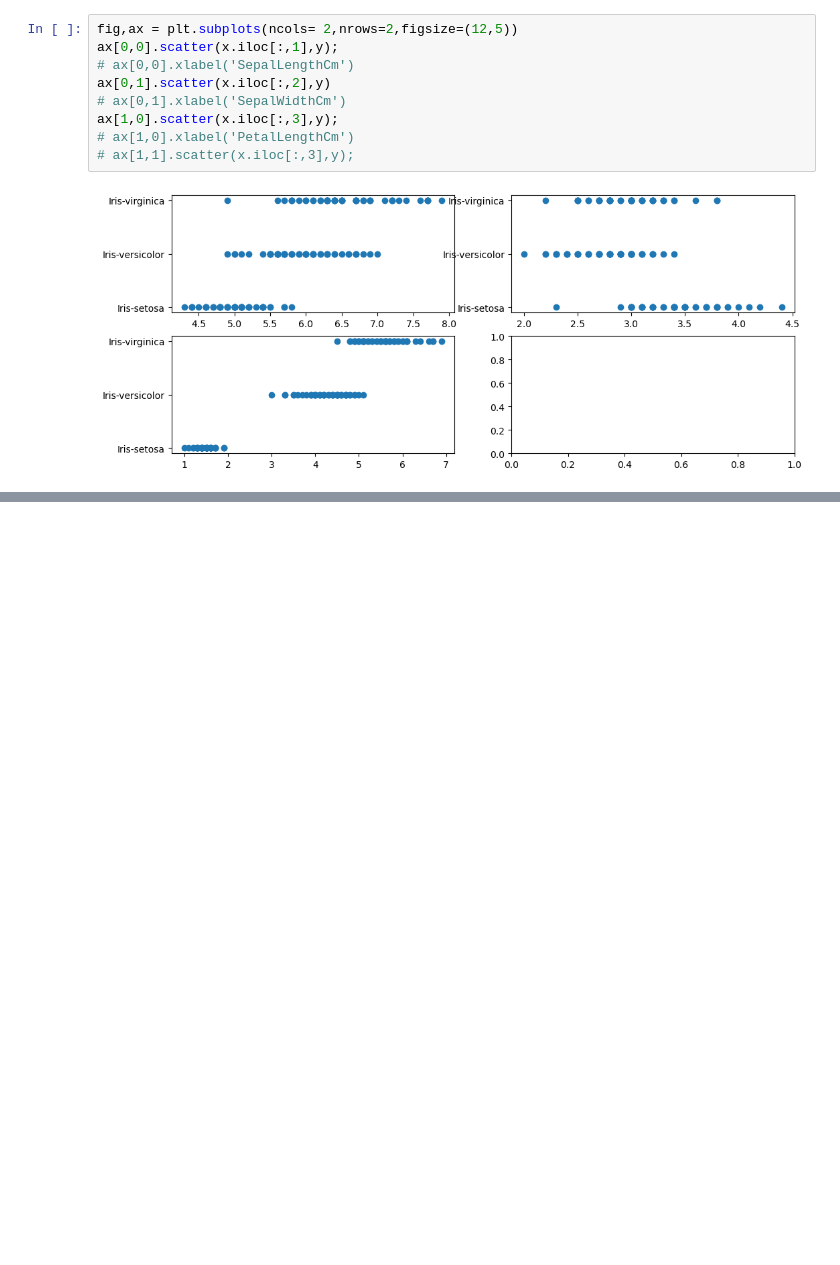
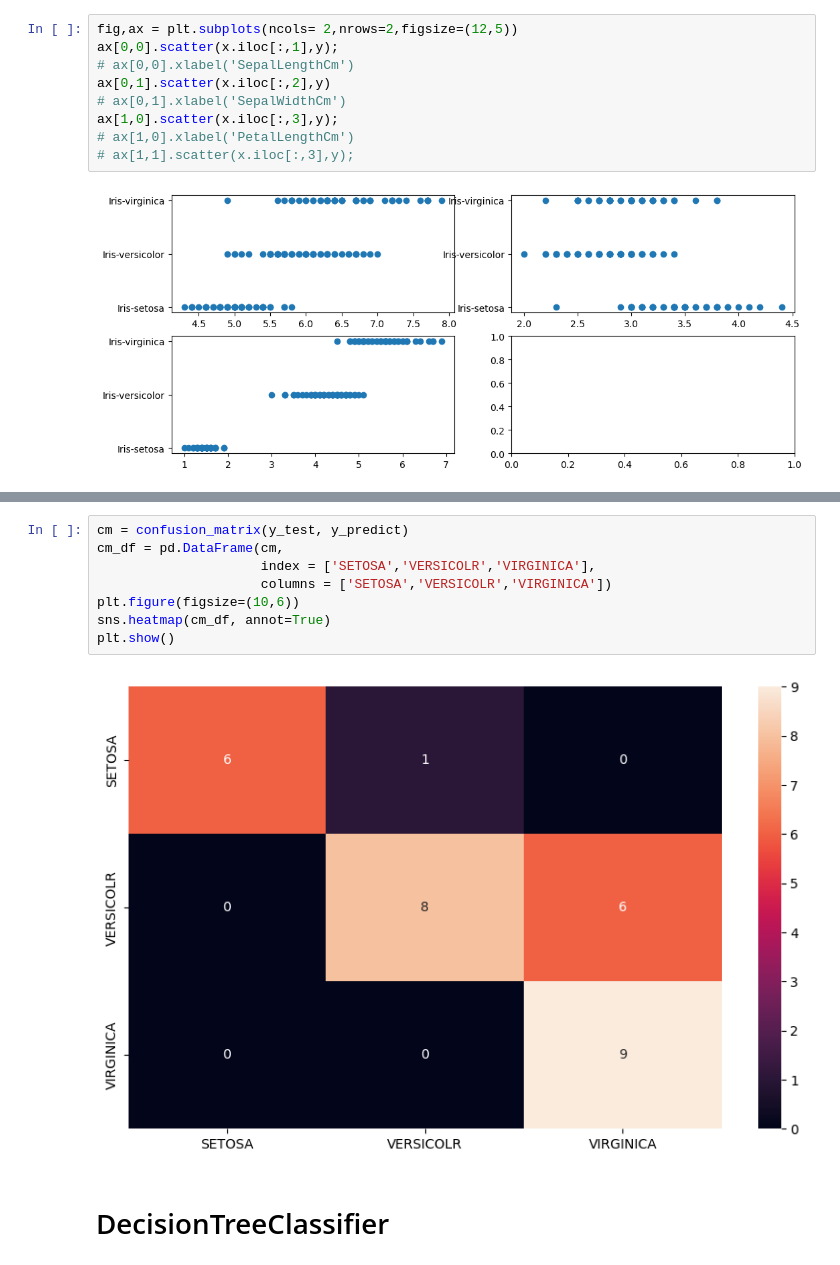
Before and after one commit to rahevarharsh/internship_1, a Jupyter notebook: Iris/Untitled.ipynb, the cells around one changed output, grey strips where cells are left out. Drawn from its saved outputs; the diff is of its cells as text; blank space fills up the shorter version.

```diff
--- a/Iris/Untitled.ipynb
+++ b/Iris/Untitled.ipynb
@@ -65,0 +177,12 @@ ax[1,0].scatter(x.iloc[:,3],y);
+# %%
+cm = confusion_matrix(y_test, y_predict)
+cm_df = pd.DataFrame(cm,
+                     index = ['SETOSA','VERSICOLR','VIRGINICA'],
+                     columns = ['SETOSA','VERSICOLR','VIRGINICA'])
+plt.figure(figsize=(10,6))
+sns.heatmap(cm_df, annot=True)
+plt.show()
+# %% [output]
+[figure, added]
+# %% [markdown]
+# DecisionTreeClassifier
```
Also changed, not shown: parts of 15 cells of this notebook, 1 other file.
